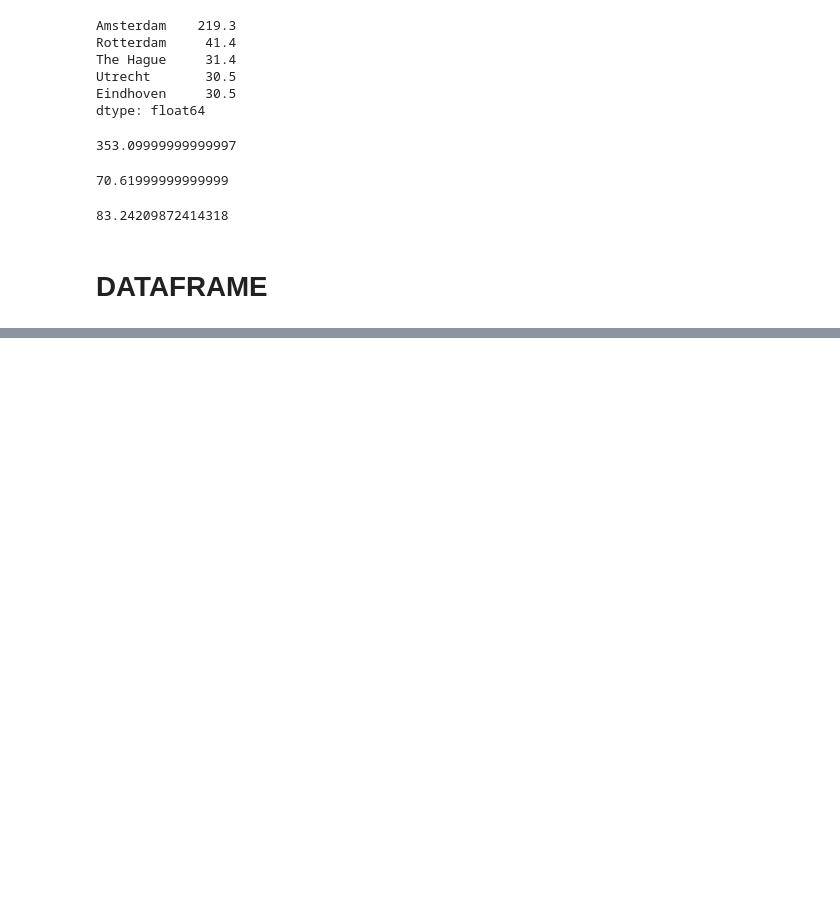
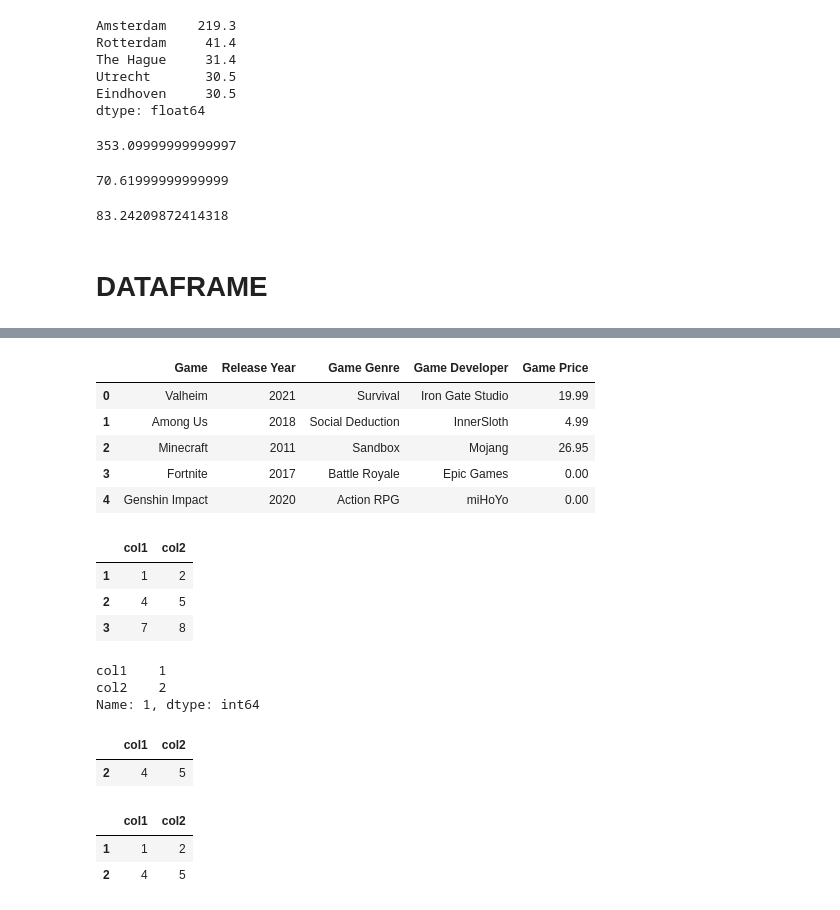
Before and after one commit to mohAhanin/Data-Analysis-bootcamp, a Jupyter notebook: bootcamp-Pandas Full Review.ipynb, the cells around one changed output, grey strips where cells are left out. Saved outputs shown, nothing was run; the diff lists cells and outputs as text; code cells hidden in the pictures; blank space fills up the shorter version.

```diff
--- a/bootcamp-Pandas Full Review.ipynb
+++ b/bootcamp-Pandas Full Review.ipynb
@@ -319,0 +382,2 @@ area.std()
+# %%
+df.rename(columns={'Name': 'Game', 'Year': 'Release Year', 'Genre': 'Game Genre', 'Developer': 'Game Developer', 'Price': 'Game Price'}, inplace=True)
@@ -319,0 +416,2 @@ area.std()
+# %%
+df.set_index('Game', inplace=True)
@@ -319,0 +428,10 @@ area.std()
+# %%
+df.reset_index(drop=False, inplace=True)
+df
+# %% [output]
+|  | Game | Release Year | Game Genre | Game Developer | Game Price |
+| 0 | Valheim | 2021 | Survival | Iron Gate Studio | 19.99 |
+| 1 | Among Us | 2018 | Social Deduction | InnerSloth | 4.99 |
+| 2 | Minecraft | 2011 | Sandbox | Mojang | 26.95 |
+| 3 | Fortnite | 2017 | Battle Royale | Epic Games | 0.00 |
+| 4 | Genshin Impact | 2020 | Action RPG | miHoYo | 0.00 |
@@ -319,0 +440,24 @@ area.std()
+# %%
+df1
+# %% [output]
+|  | col1 | col2 |
+| 1 | 1 | 2 |
+| 2 | 4 | 5 |
+| 3 | 7 | 8 |
+# %%
+df1.iloc[0]
+# %% [output]
+col1    1
+col2    2
+Name: 1, dtype: int64
+# %%
+df1.iloc[1:2]
+# %% [output]
+|  | col1 | col2 |
+| 2 | 4 | 5 |
+# %%
+df1.loc[1:2]
+# %% [output]
+|  | col1 | col2 |
+| 1 | 1 | 2 |
+| 2 | 4 | 5 |
```
Also changed, not shown: parts of 28 cells of this notebook.
